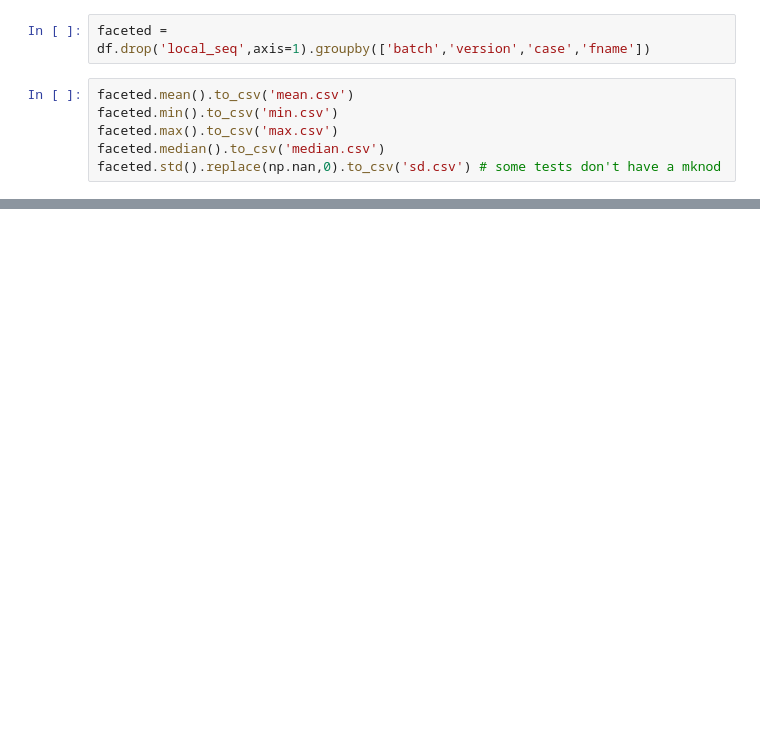
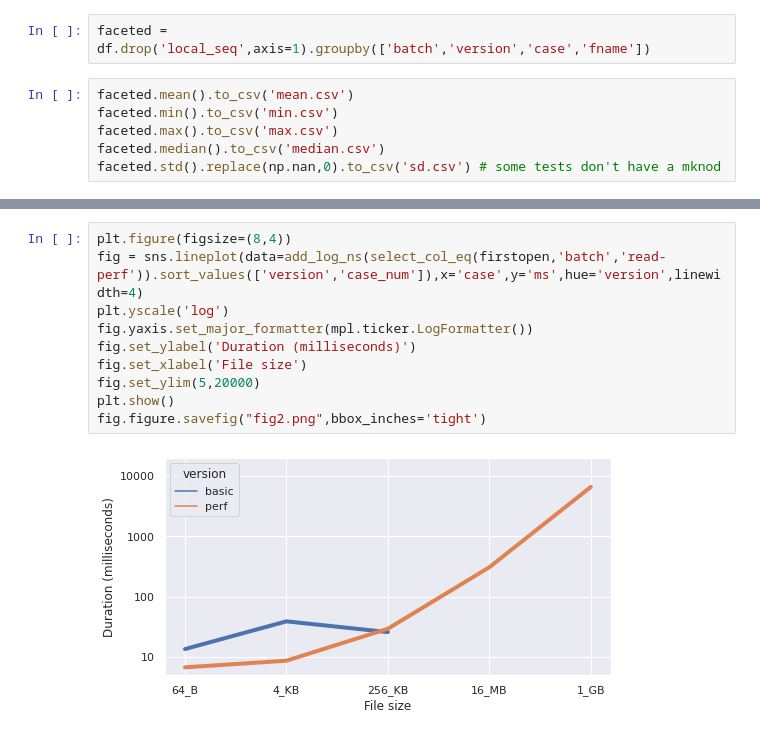
Before and after one commit to benitakbritto/CS-739-Distributed-Systems, a Jupyter notebook: P2/analysis/Untitled.ipynb, the cells around one changed output, grey strips where cells are left out. Saved outputs shown, nothing was run; the diff lists cells and outputs as text; blank space fills up the shorter version.

```diff
--- a/P2/analysis/Untitled.ipynb
+++ b/P2/analysis/Untitled.ipynb
@@ -149,0 +166,12 @@ array([' getattr', ' getattr', ' getattr', ..., ' write', ' release',
+# %%
+plt.figure(figsize=(8,4))
+fig = sns.lineplot(data=add_log_ns(select_col_eq(firstopen,'batch','read-perf')).sort_values(['version','case_num']),x='case',y='ms',hue='version',linewidth=4)
+plt.yscale('log')
+fig.yaxis.set_major_formatter(mpl.ticker.LogFormatter())
+fig.set_ylabel('Duration (milliseconds)')
+fig.set_xlabel('File size')
+fig.set_ylim(5,20000)
+plt.show()
+fig.figure.savefig("fig2.png",bbox_inches='tight')
+# %% [output]
+[figure, added]
```
Also changed, not shown: parts of 21 cells of this notebook, 1 other file.
